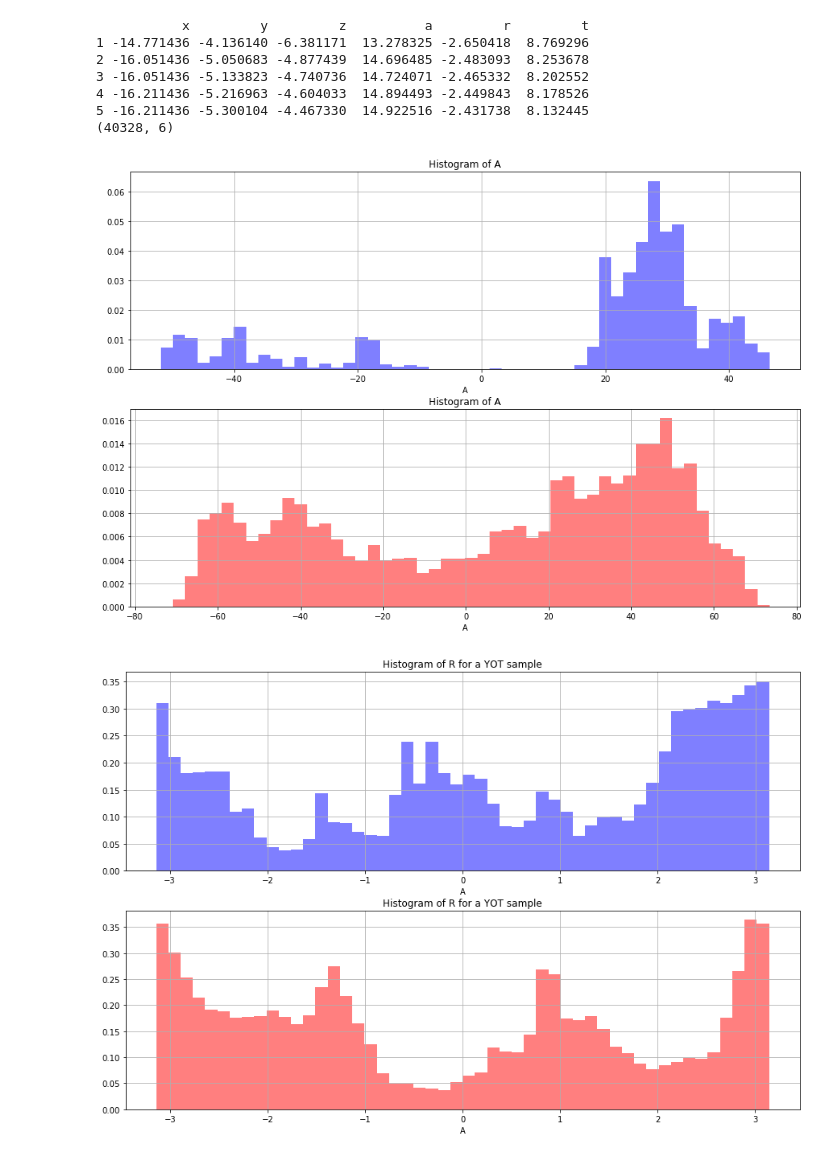
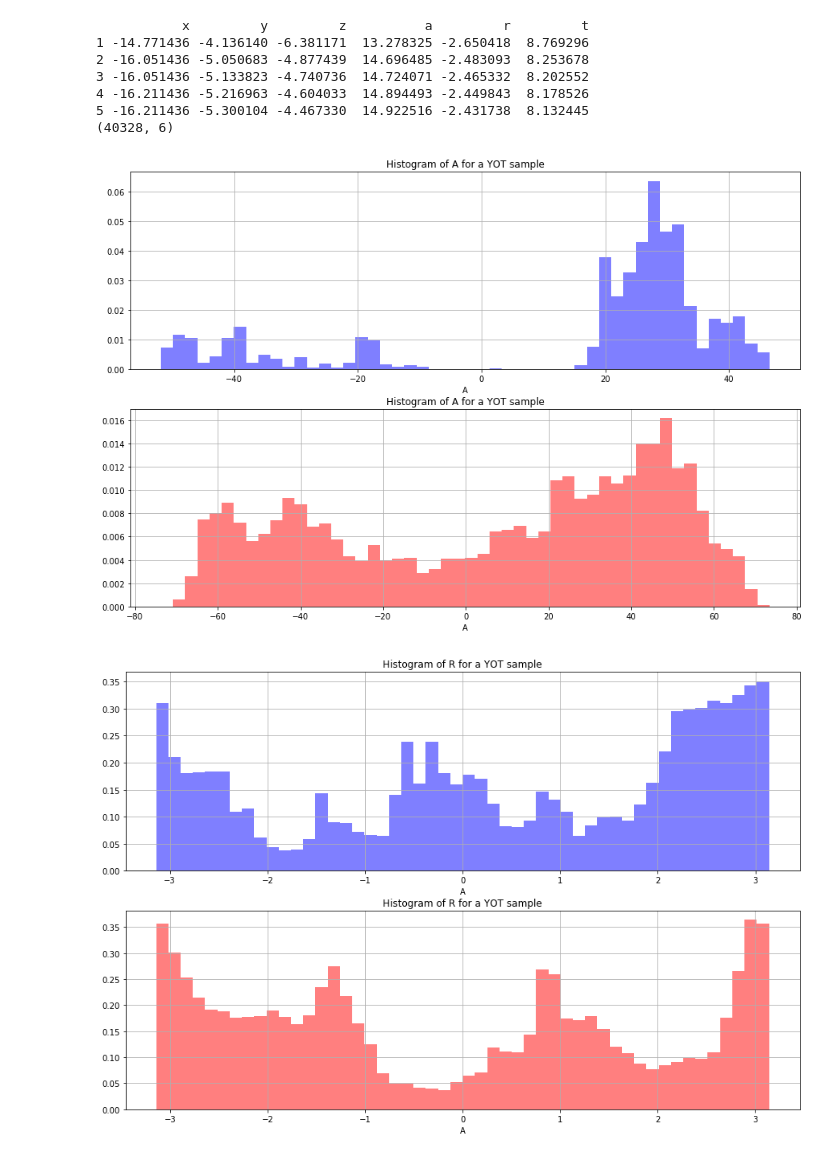
Before and after one commit to liwencong1995/SDS-Capstone-Zebrafish, a Jupyter notebook: 1.ipynb, the cells around one changed output. Drawn from its saved outputs; the diff is of its cells as text; code cells hidden in the pictures.

```diff
--- a/1.ipynb
+++ b/1.ipynb
@@ -71,21 +71,21 @@ print(np.shape(yot2))
 # %%
 # the histogram of the data
 plt.figure(figsize=(15, 10))
 plt.subplot(2, 1, 1)
 plt.hist(yot.a, 50, facecolor='b', alpha=0.5, normed=True)
 plt.xlabel('A')
-plt.title('Histogram of A')
+plt.title('Histogram of A for a YOT sample')
 plt.grid(True)
 
 
 plt.subplot(2, 1, 2)
 plt.hist(wt.a, 50, facecolor='r', alpha=0.5, normed=True)
 plt.xlabel('A')
-plt.title('Histogram of A')
+plt.title('Histogram of A for a YOT sample')
 plt.grid(True)
 plt.show()
 # %% [output]
-[figure, old version]
+[figure, new version]
 # %%
 # the histogram of the data
 plt.figure(figsize=(15, 10))
```
Also changed, not shown: parts of 1 cell of this notebook.
